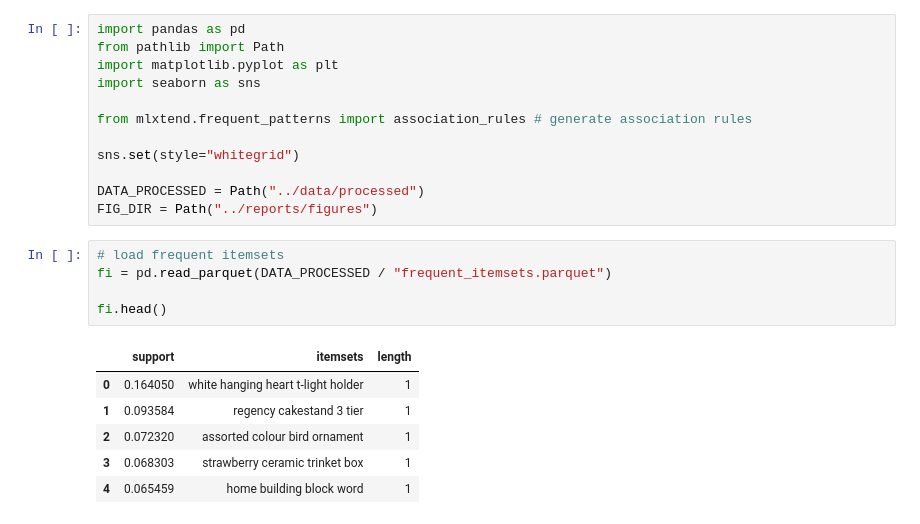
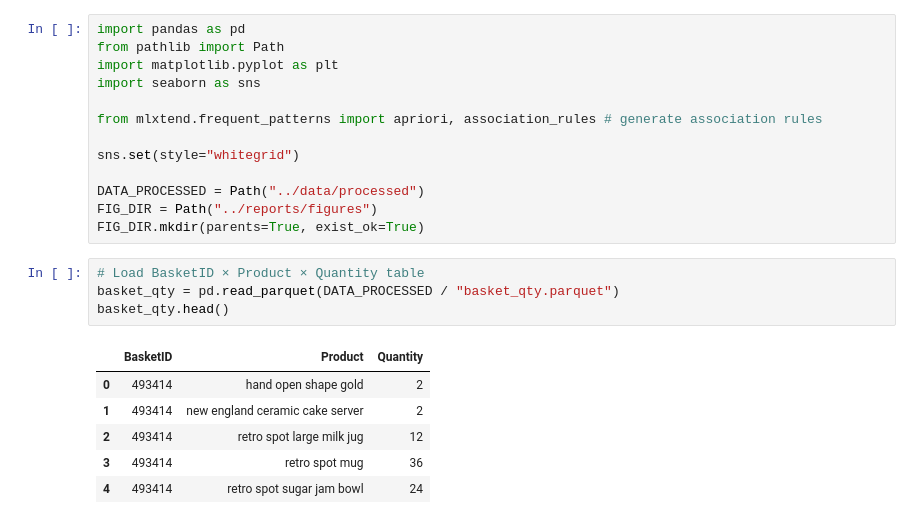
Before and after one commit to to-to-to-to/ecommerce-mba-abtest, a Jupyter notebook: notebooks/04_association_rules.ipynb, the cells around one changed output. Saved outputs shown, nothing was run; the diff lists cells and outputs as text.

```diff
--- a/notebooks/04_association_rules.ipynb
+++ b/notebooks/04_association_rules.ipynb
@@ -4,22 +4,22 @@ from pathlib import Path
 import matplotlib.pyplot as plt
 import seaborn as sns
 
-from mlxtend.frequent_patterns import association_rules # generate association rules
+from mlxtend.frequent_patterns import apriori, association_rules # generate association rules
 
 sns.set(style="whitegrid")
 
 DATA_PROCESSED = Path("../data/processed")
 FIG_DIR = Path("../reports/figures")
+FIG_DIR.mkdir(parents=True, exist_ok=True)
 # %%
-# load frequent itemsets
-fi = pd.read_parquet(DATA_PROCESSED / "frequent_itemsets.parquet")
-
-fi.head()
+# Load BasketID × Product × Quantity table
+basket_qty = pd.read_parquet(DATA_PROCESSED / "basket_qty.parquet")
+basket_qty.head()
 # %% [output]
-|  | support | itemsets | length |
-| 0 | 0.164050 | white hanging heart t-light holder | 1 |
-| 1 | 0.093584 | regency cakestand 3 tier | 1 |
-| 2 | 0.072320 | assorted colour bird ornament | 1 |
-| 3 | 0.068303 | strawberry ceramic trinket box | 1 |
-| 4 | 0.065459 | home building block word | 1 |
+|  | BasketID | Product | Quantity |
+| 0 | 493414 | hand open shape gold | 2 |
+| 1 | 493414 | new england ceramic cake server | 2 |
+| 2 | 493414 | retro spot large milk jug | 12 |
+| 3 | 493414 | retro spot mug | 36 |
+| 4 | 493414 | retro spot sugar jam bowl | 24 |
 # %%
```
Also changed, not shown: parts of 12 cells of this notebook.
